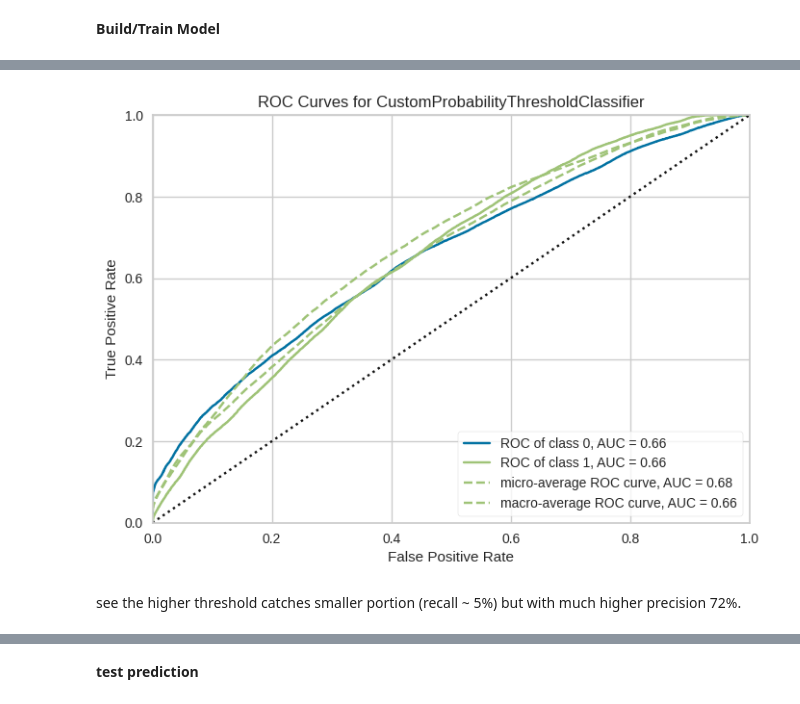
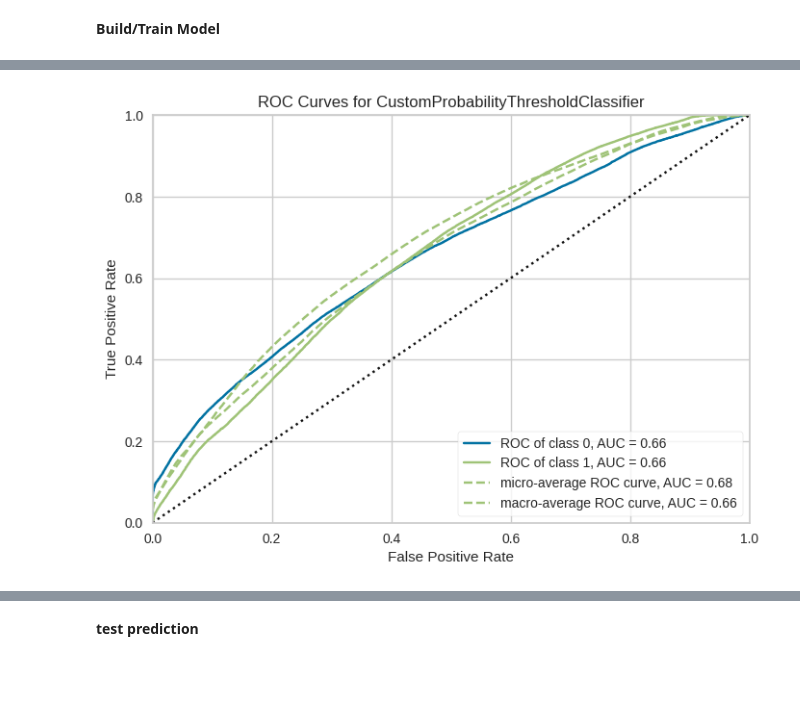
Before and after one commit to sculd/mlb-props, a Jupyter notebook: model_training_run.ipynb, the cells around one changed output, grey strips where cells are left out. Saved outputs shown, nothing was run; the diff lists cells and outputs as text; code cells hidden in the pictures; blank space fills up the shorter version.

Commit message:
choose gbc learner, see model training run notebook

```diff
--- a/model_training_run.ipynb
+++ b/model_training_run.ipynb
@@ -119,5 +139,5 @@ classification_setup = pycaret.classification.setup(
 # %%
-regression_model = classification_setup.create_model("lr", probability_threshold = 0.50)
+regression_model_lr = classification_setup.create_model("lr", probability_threshold = 0.50)
 # %% [output]
 [interactive output not drawn]
 |  | Accuracy | AUC | Recall | Prec. | F1 | Kappa | MCC |
@@ -137,8 +157,6 @@ regression_model = classification_setup.create_model("lr", probability_threshold
 [interactive output not drawn]
 # %%
-plot_model(regression_model, plot = 'auc')
+plot_model(regression_model_lr, plot = 'auc')
 # %% [output]
 [interactive output not drawn]
-[figure, old version]
+[figure, new version]
-# %% [markdown]
-see the higher threshold catches smaller portion (recall ~ 5%) but with much higher precision 72%.
```
Also changed, not shown: parts of 29 cells of this notebook, 3 other files.
